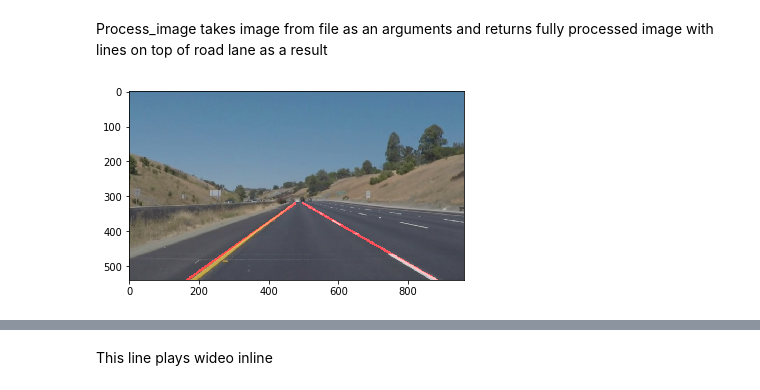
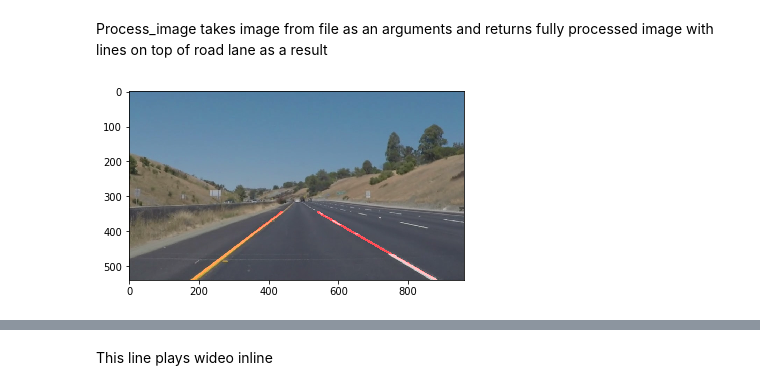
Before and after one commit to luk-jalowski/LaneDetection, a Jupyter notebook: LaneDetection.ipynb, the cells around one changed output, grey strips where cells are left out. Cells and saved outputs as stored; diff of their text form; code cells hidden in the pictures.

```diff
--- a/LaneDetection.ipynb
+++ b/LaneDetection.ipynb
@@ -30,6 +30,22 @@ This image is: <class 'numpy.ndarray'> with dimensions: (540, 960, 3)
 # %% [markdown]
 Helper functions
 # %%
+def color_treshold(image):
+    upper = np.uint8([255, 255, 255])
+
+    # white color mask
+    lower = np.uint8([200, 200, 200])
+    white_mask = cv2.inRange(image, lower, upper)
+
+    # yellow color mask
+    lower = np.uint8([190, 190,   0])
+    yellow_mask = cv2.inRange(image, lower, upper)
+
+    # combine the mask
+    mask = cv2.bitwise_or(white_mask, yellow_mask)
+    masked = cv2.bitwise_and(image, image, mask = mask)
+    mpimg.imsave("test_images_result/color.jpg", masked)
+    return masked
 
 def grayscale(img):
     """Applies the Grayscale transform
@@ -185,14 +201,15 @@ def process_image(image):
     # NOTE: The output you return should be a color image (3 channel) for processing video below
     # TODO: put your pipeline here,
     # you should return the final output (image where lines are drawn on lanes)
-    processed_image = grayscale(image)
+    processed_image = color_treshold(image)
+    processed_image = grayscale(processed_image)
     processed_image = gaussian_blur(processed_image, 5)
     processed_image = canny(processed_image, 50, 150)
     #lanes are roughly in the same position on every image and shape below seems to fit it just right
     vertices = np.array([[(40,image.shape[0]),(470, 320), (500, 320), (image.shape[1]-20,image.shape[0])]], dtype=np.int32)
     processed_image = region_of_interest(processed_image, vertices)
     processed_image = hough_lines(processed_image, 2, np.pi/180, 15, 3, 5)
-    cv2.imwrite("test_images_result/mask.jpg", processed_image)
+    mpimg.imsave("test_images_result/mask.jpg", processed_image)
     processed_image = weighted_img(processed_image, image)
     return processed_image
 # %%
@@ -200,10 +217,10 @@ Iterate over every test image, process it and save to test_images_result
 # %%
 for i in range(0,len(test_images)):
     image_result = process_image(test_images[i])
     plt.imshow(image_result)
-    cv2.imwrite("test_images_result/" + list_images[i], image_result)
+    mpimg.imsave("test_images_result/" + list_images[i], image_result)
 # %% [output]
-[figure, old version]
+[figure, new version]
 # %%
 Video processing
 # %%
```
Also changed, not shown: parts of 2 cells of this notebook.
